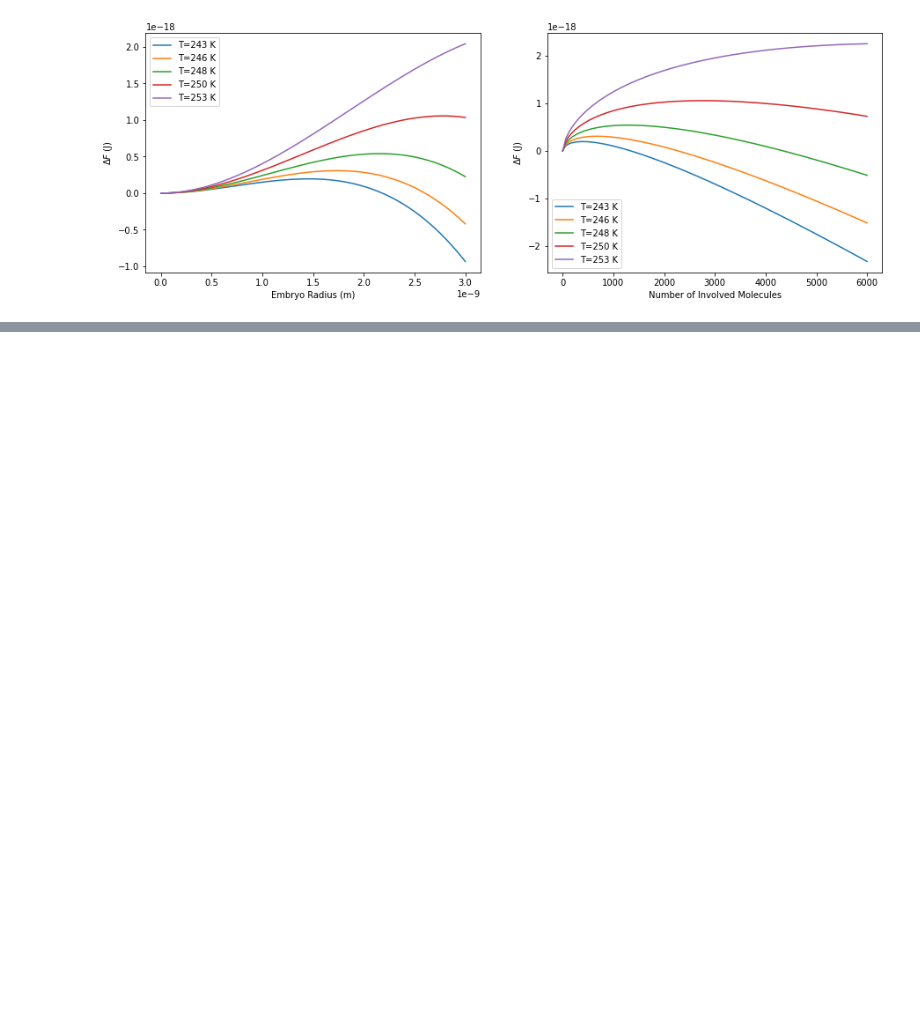
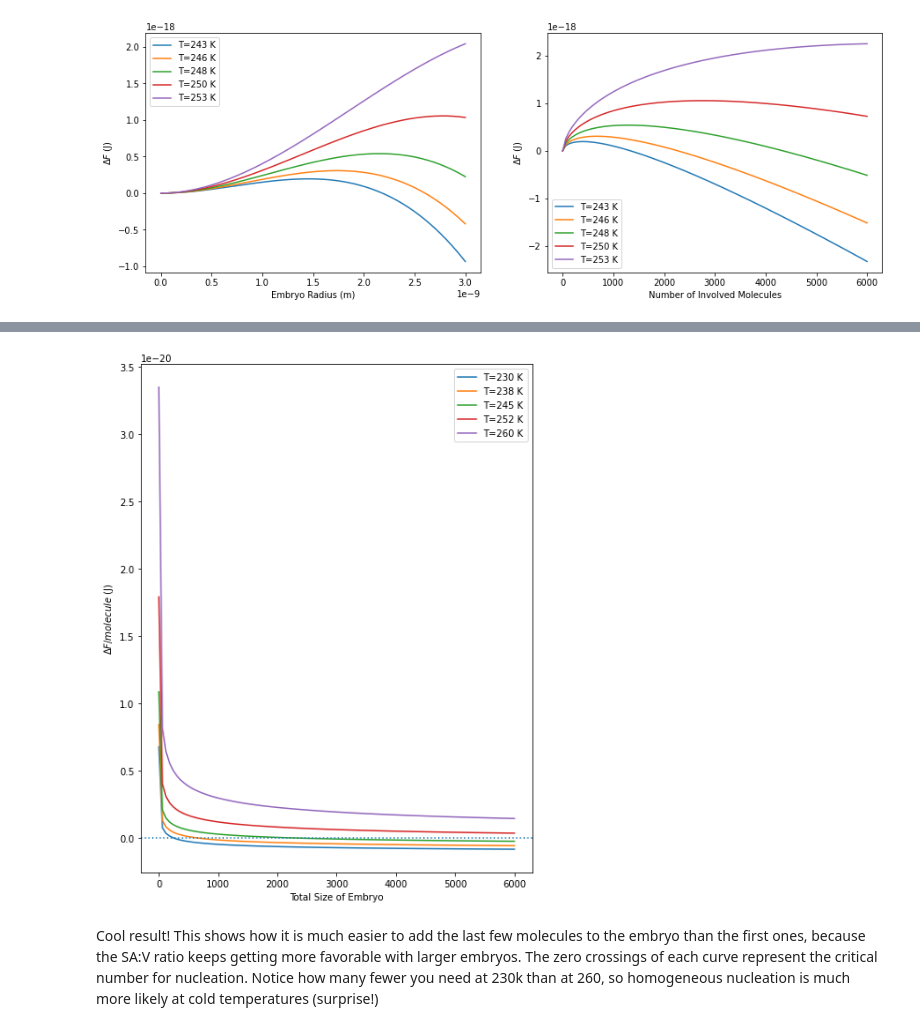
Before and after one commit to AndrewLoeppky/FINC, a Jupyter notebook: PINK_derivation.ipynb, the cells around one changed output, grey strips where cells are left out. Saved outputs shown, nothing was run; the diff lists cells and outputs as text; code cells hidden in the pictures; blank space fills up the shorter version.

```diff
--- a/PINK_derivation.ipynb
+++ b/PINK_derivation.ipynb
@@ -404,11 +404,11 @@ Test the new free energy function against the old one:
 # %%
 def new_delF(T, n):
     """
-    Computes the free energy as a function of the number of molecules incorporated into embryo
+    Computes the free energy as a function of the number of molecules incorporated into n-particle embryo
     """
-    F = - n * kb * T * np.log(S_iw(T)) + (36 * np.pi * n ** 2 * v_mole_i ** 2) ** (
+    F = (-n * kb * T * np.log(S_iw(T)) + (36 * np.pi * n ** 2 * v_mole_i ** 2) ** (
         1 / 3
-    ) * sig_iw(T)
+    ) * sig_iw(T))
     return F
 # %%
 a = np.linspace(0, 3, 50) * 1e-9  # radius of cluster
@@ -435,0 +438,26 @@ def delF(T,n):
+# %%
+# reassign delF function again
+def new2_delF(T, n):
+    """
+    Computes the free energy per molecule added to an embryo of size n
+    """
+    F = -kb * T * np.log(S_iw(T)) + (36 * np.pi * v_mole_i ** 2 / n) ** (
+        1 / 3
+    ) * sig_iw(T)
+    return F
+# %%
+temps = np.linspace(230,260,5)
+n = np.linspace(1, 6000, 100)  # number of molecules in a cluster
+
+fig, ax = plt.subplots(figsize=(7.5, 10))
+for temp in temps:
+    ax.plot(n, new2_delF(temp, n), label=f"T={round(temp)} K")
+
+ax.legend()
+ax.set_xlabel("Total Size of Embryo")
+ax.set_ylabel("$\Delta F/molecule$ (J)")
+ax.axhline(y=0, ls=":");
+# %% [output]
+[figure, added]
+# %% [markdown]
+Cool result! This shows how it is much easier to add the last few molecules to the embryo than the first ones, because the SA:V ratio keeps getting more favorable with larger embryos. The zero crossings of each curve represent the critical number for nucleation. Notice how many fewer you need at 230k than at 260, so homogeneous nucleation is much more likely at cold temperatures (surprise!)
```
Also changed, not shown: parts of 11 cells of this notebook.
